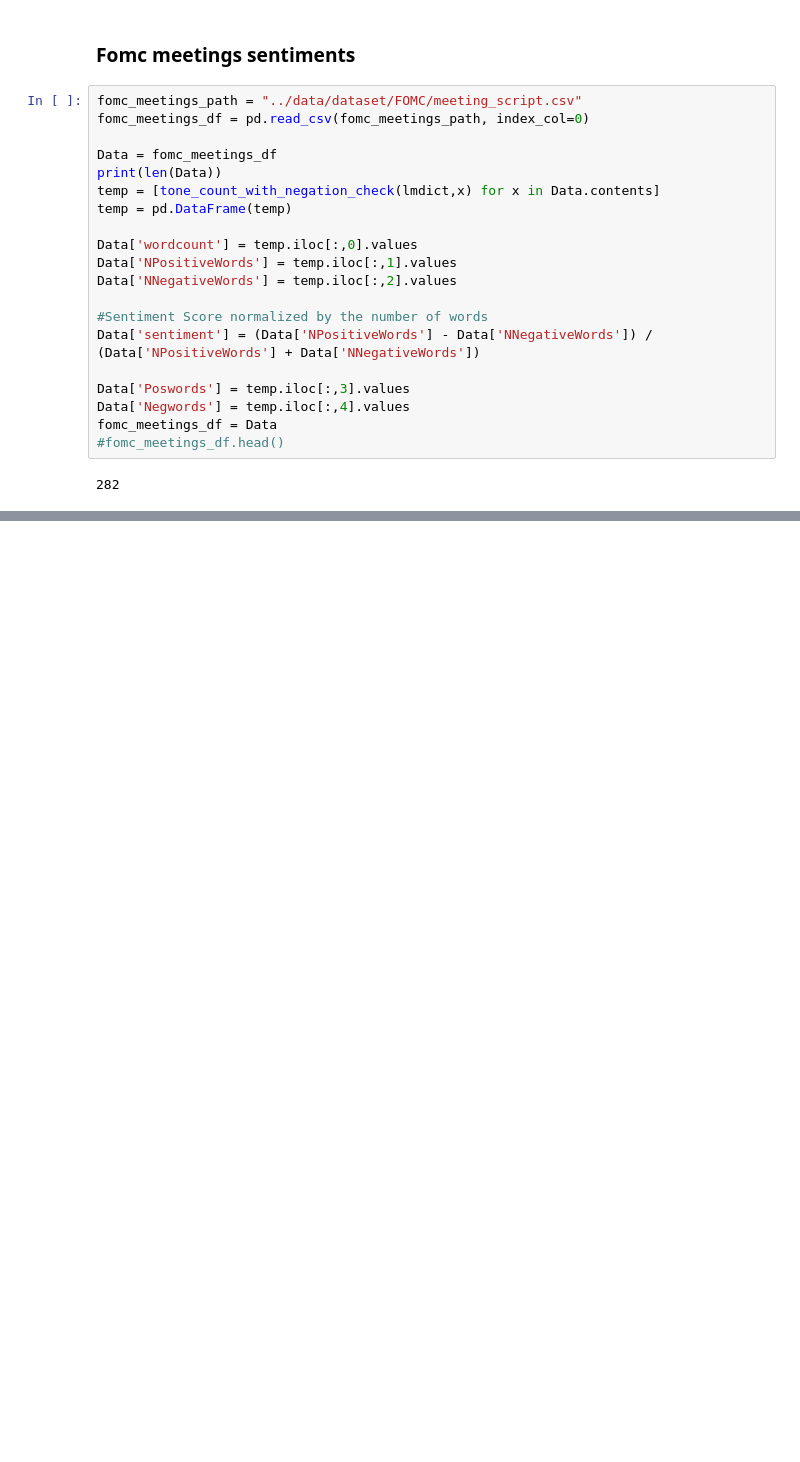
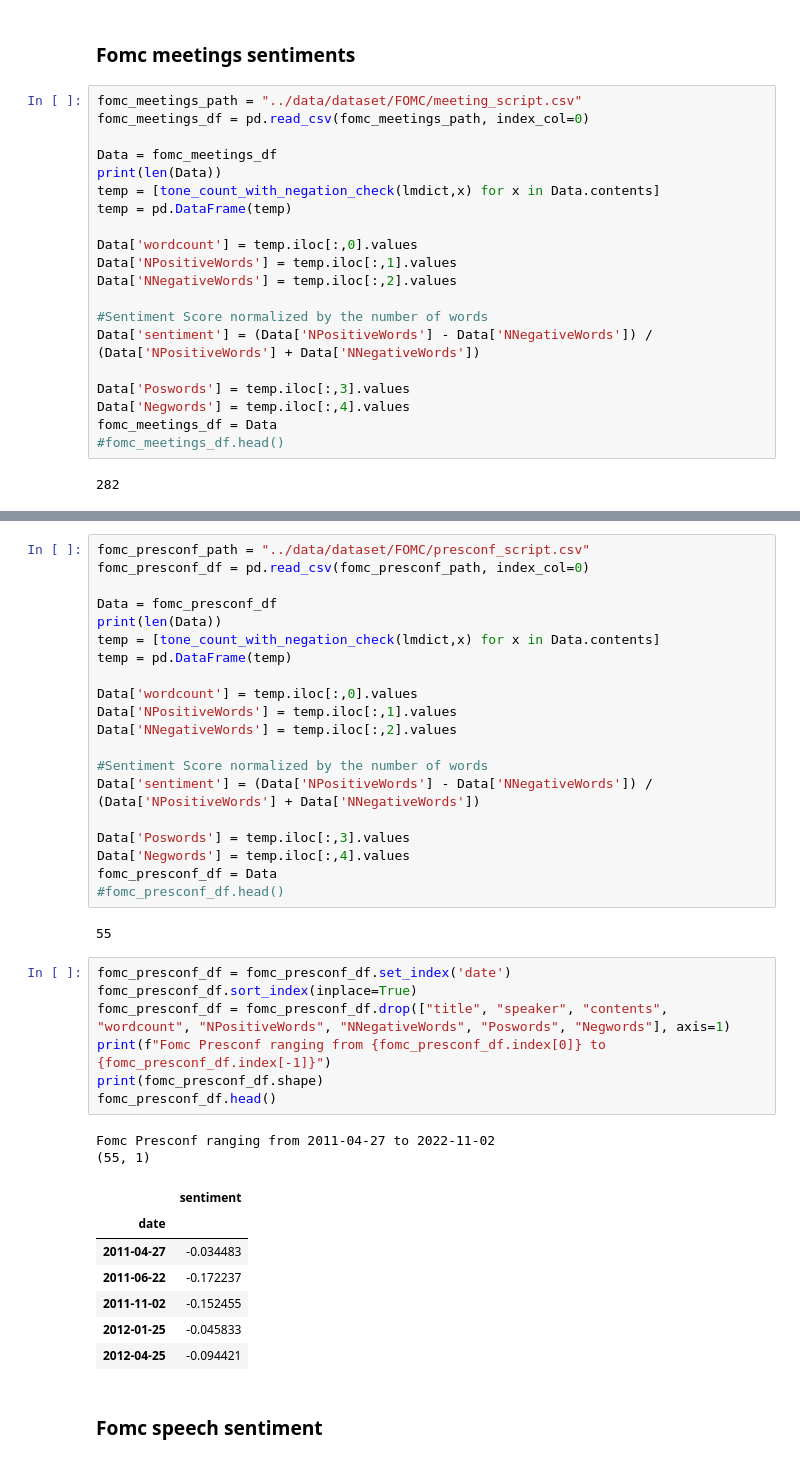
Before and after one commit to SenecalJF/datathon2022, a Jupyter notebook: jupyternotebooks/pierre.ipynb, the cells around one changed output, grey strips where cells are left out. Saved outputs shown, nothing was run; the diff lists cells and outputs as text; blank space fills up the shorter version.

```diff
--- a/jupyternotebooks/pierre.ipynb
+++ b/jupyternotebooks/pierre.ipynb
@@ -623,0 +674,41 @@ fomc_meetings_df.head()
+# %%
+fomc_presconf_path = "../data/dataset/FOMC/presconf_script.csv"
+fomc_presconf_df = pd.read_csv(fomc_presconf_path, index_col=0)
+
+Data = fomc_presconf_df
+print(len(Data))
+temp = [tone_count_with_negation_check(lmdict,x) for x in Data.contents]
+temp = pd.DataFrame(temp)
+
+Data['wordcount'] = temp.iloc[:,0].values
+Data['NPositiveWords'] = temp.iloc[:,1].values
+Data['NNegativeWords'] = temp.iloc[:,2].values
+
+#Sentiment Score normalized by the number of words
+Data['sentiment'] = (Data['NPositiveWords'] - Data['NNegativeWords']) / (Data['NPositiveWords'] + Data['NNegativeWords'])
+
+Data['Poswords'] = temp.iloc[:,3].values
+Data['Negwords'] = temp.iloc[:,4].values
+fomc_presconf_df = Data
+#fomc_presconf_df.head()
+# %% [output]
+55
+# %%
+fomc_presconf_df = fomc_presconf_df.set_index('date')
+fomc_presconf_df.sort_index(inplace=True)
+fomc_presconf_df = fomc_presconf_df.drop(["title", "speaker", "contents", "wordcount", "NPositiveWords", "NNegativeWords", "Poswords", "Negwords"], axis=1)
+print(f"Fomc Presconf ranging from {fomc_presconf_df.index[0]} to {fomc_presconf_df.index[-1]}")
+print(fomc_presconf_df.shape)
+fomc_presconf_df.head()
+# %% [output]
+Fomc Presconf ranging from 2011-04-27 to 2022-11-02
+(55, 1)
+|  | sentiment |
+| date |  |
+| 2011-04-27 | -0.034483 |
+| 2011-06-22 | -0.172237 |
+| 2011-11-02 | -0.152455 |
+| 2012-01-25 | -0.045833 |
+| 2012-04-25 | -0.094421 |
+# %% [markdown]
+### Fomc speech sentiment
```
Also changed, not shown: parts of 24 cells of this notebook.
